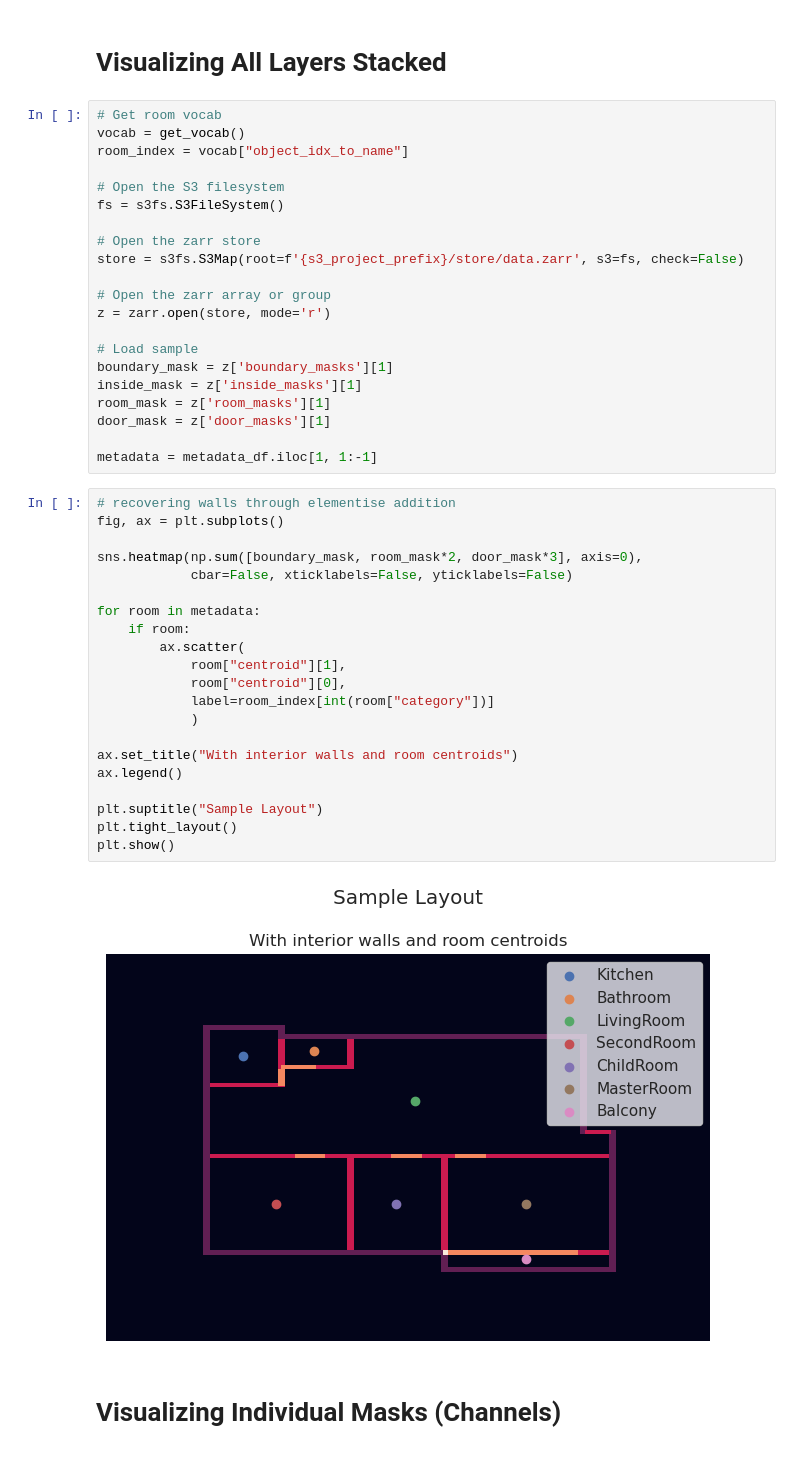
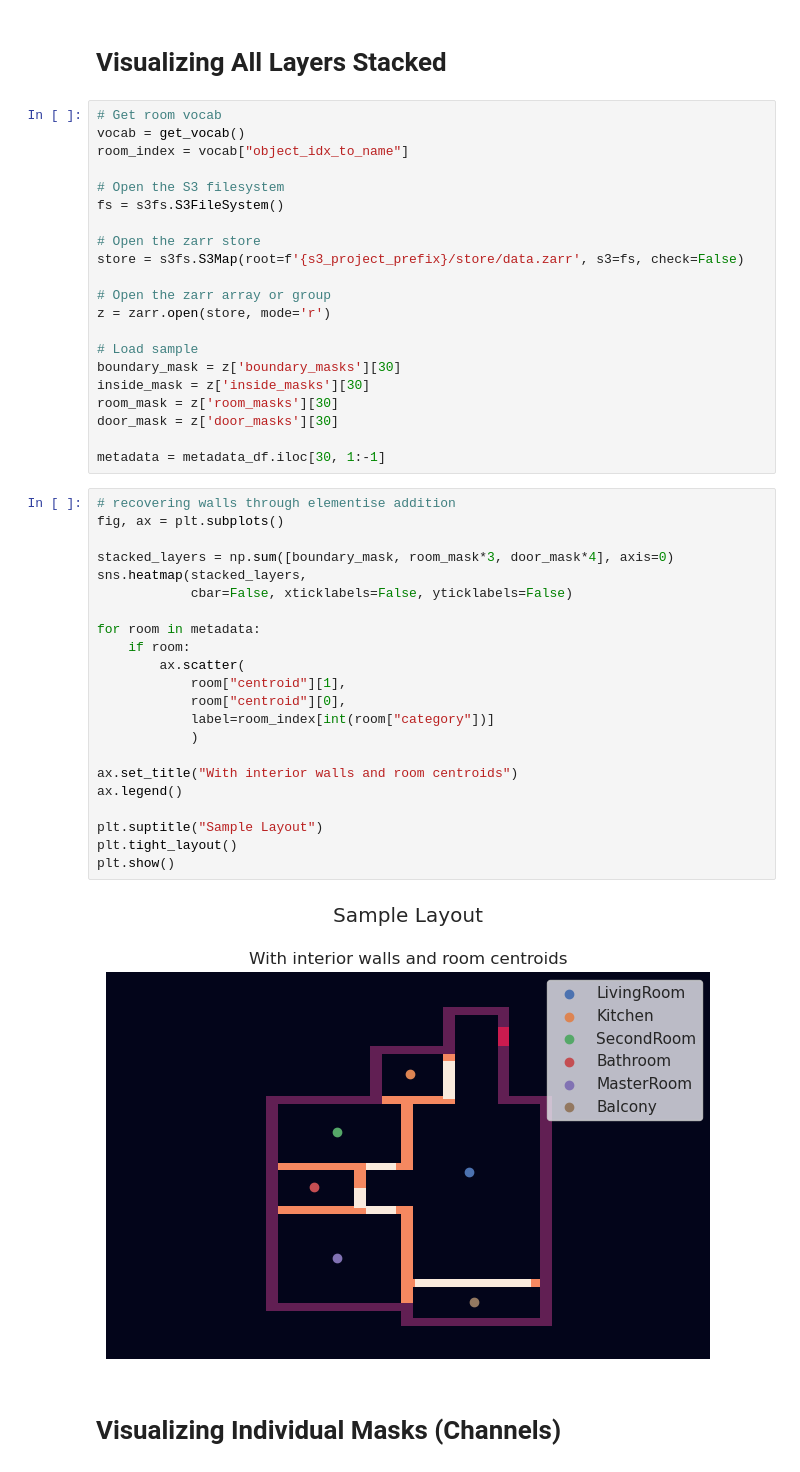
Before and after one commit to shaun-friedman/Generative-Interior-Synthesis, a Jupyter notebook: 3_EDA.ipynb, the cells around one changed output. Drawn from its saved outputs; the diff is of its cells as text.

```diff
--- a/3_EDA.ipynb
+++ b/3_EDA.ipynb
@@ -96,35 +99,36 @@ store = s3fs.S3Map(root=f'{s3_project_prefix}/store/data.zarr', s3=fs, check=Fal
 z = zarr.open(store, mode='r')
 
 # Load sample
-boundary_mask = z['boundary_masks'][1]
-inside_mask = z['inside_masks'][1]
-room_mask = z['room_masks'][1]
-door_mask = z['door_masks'][1]
+boundary_mask = z['boundary_masks'][30]
+inside_mask = z['inside_masks'][30]
+room_mask = z['room_masks'][30]
+door_mask = z['door_masks'][30]
 
-metadata = metadata_df.iloc[1, 1:-1]
+metadata = metadata_df.iloc[30, 1:-1]
 # %%
 # recovering walls through elementise addition
 fig, ax = plt.subplots()
 
-sns.heatmap(np.sum([boundary_mask, room_mask*2, door_mask*3], axis=0),
+stacked_layers = np.sum([boundary_mask, room_mask*3, door_mask*4], axis=0)
+sns.heatmap(stacked_layers,
             cbar=False, xticklabels=False, yticklabels=False)
 
 for room in metadata:
     if room:
         ax.scatter(
             room["centroid"][1],
             room["centroid"][0],
             label=room_index[int(room["category"])]
             )
 
 ax.set_title("With interior walls and room centroids")
 ax.legend()
 
 plt.suptitle("Sample Layout")
 plt.tight_layout()
 plt.show()
 # %% [output]
-[figure, old version]
+[figure, new version]
 # %% [markdown]
 # Visualizing Individual Masks (Channels)
 # %%
```
Also changed, not shown: parts of 15 cells of this notebook.
